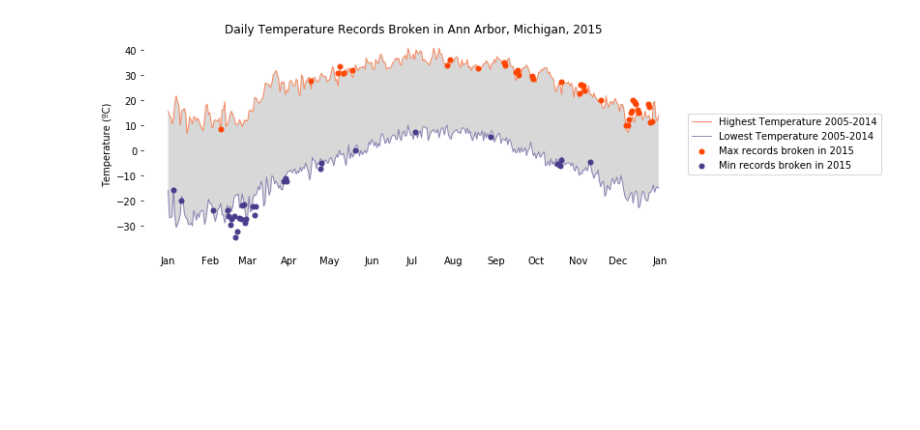
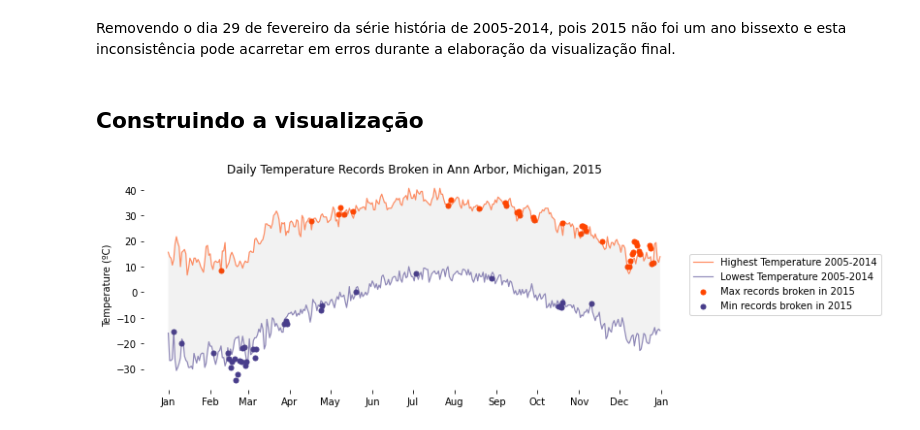
Before and after one commit to vitorp4/Data-Science, a Jupyter notebook: Visualização (Temperatura)/Visualização (Temperatura).ipynb, the cells around one changed output. Drawn from its saved outputs; the diff is of its cells as text; code cells hidden in the pictures; blank space fills up the shorter version.

```diff
--- a/Visualização (Temperatura)/Visualização (Temperatura).ipynb
+++ b/Visualização (Temperatura)/Visualização (Temperatura).ipynb
@@ -35,17 +44,9 @@ import matplotlib.dates as mdates
 # %%
-df = pd.read_csv('AnnArborMinMaxTemperature.csv')
 df = df.set_index('Date')
 df = df.sort_index()
-df.columns = ['ID','Element','Value']
+df = df.rename(columns={'Data_Value': 'Value'})
 df['Value'] = df['Value']/10.0
-
-df2005_2014 = df[:'2014-12-31']
-df2015 = df['2015-01-01':]
-
-df2005_2014.index = df2005_2014.index.str[5:]
-df2015.index = df2015.index.str[5:]
-
-df.head()
+df
 # %% [output]
 |  | ID | Element | Value |
 | Date |  |  |  |
@@ -89 +123,3 @@ maxRecords2015 = [maxSerie2015[x] if maxSerie2015[x]>maxSerie2005_2014[x] else n
+# %% [markdown]
+Removendo o dia 29 de fevereiro da série história de 2005-2014, pois 2015 não foi um ano bissexto e esta inconsistência pode acarretar em erros durante a elaboração da visualização final.
 # %%
@@ -93,27 +126,34 @@ datesX = list(map(pd.to_datetime, datesX))
 maxSerie2005_2014 = maxSerie2005_2014.drop(labels='02-29')
 minSerie2005_2014 = minSerie2005_2014.drop(labels='02-29')
+# %% [markdown]
+## Construindo a visualização
 # %%
+# Vetor de datas que servem como labels para o eixo x
+datesX = np.arange('2015-01-01','2016-01-01', dtype='datetime64[D]')
+datesX = list(map(pd.to_datetime, datesX))
+
 plt.figure(figsize=(10,4))
-plt.plot(datesX, maxSerie2005_2014, label='Highest Temperature 2005-2014', alpha=0.6, lw=1, color='orangered')
-plt.plot(datesX, minSerie2005_2014, label='Lowest Temperature 2005-2014', alpha=0.6, lw=1, color='darkslateblue')
-plt.gca().fill_between(datesX,
-                       minSerie2005_2014, maxSerie2005_2014,
-                       facecolor='grey',
-                       alpha=0.3)
+
+# Dois gráficos de linha, sendo uma linha para as temperaturas de mínimo e outra para as de máximo (2005-2014)
+plt.plot(datesX, maxSerie2005_2014, label='Highest Temperature 2005-2014', alpha=0.6, lw=1.2, color='orangered')
+plt.plot(datesX, minSerie2005_2014, label='Lowest Temperature 2005-2014', alpha=0.6, lw=1.2, color='darkslateblue')
+
+# Dois gráficos de pontos com os recordes de temperaturas de mínimo e de máximo quebrados em 2015
+plt.scatter(datesX, maxRecords2015, label='Max records broken in 2015', s=25, color='orangered')
+plt.scatter(datesX, minRecords2015, label='Min records broken in 2015', s=25, color='darkslateblue')
+
+plt.gca().fill_between(datesX, minSerie2005_2014, maxSerie2005_2014, facecolor='grey', alpha=0.1)
 plt.title('Daily Temperature Records Broken in Ann Arbor, Michigan, 2015')
 plt.ylabel('Temperature (ºC)')
-plt.scatter(datesX, maxRecords2015, label='Max records broken in 2015', s=25, color='orangered')
-plt.scatter(datesX, minRecords2015, label='Min records broken in 2015', s=25, color='darkslateblue')
 plt.legend(loc='center left', bbox_to_anchor=(1, 0.5))
 
 ax = plt.gca()
-ax.spines['top'].set_visible(False)
+ax.spines['top'].set_visible(False)           # Removendo os 4 spines (topo, direita, baixo, esquerda)
 ax.spines['right'].set_visible(False)
 ax.spines['bottom'].set_visible(False)
 ax.spines['left'].set_visible(False)
-ax.tick_params(bottom='off')
-ax.xaxis.set_major_locator(mdates.MonthLocator())
-ax.xaxis.set_major_formatter(mdates.DateFormatter('%b'))
+ax.xaxis.set_major_locator(mdates.MonthLocator())            # Formatando para que todos os 12 meses tenham labels no eixo x
+ax.xaxis.set_major_formatter(mdates.DateFormatter('%b'))      # Formatando para que os meses sejam representados por siglas
 plt.savefig('daily_temp.png', dpi=400, bbox_inches='tight')
 # %% [output]
-[figure, old version]
+[figure, new version]
```
Also changed, not shown: parts of 16 cells of this notebook.
